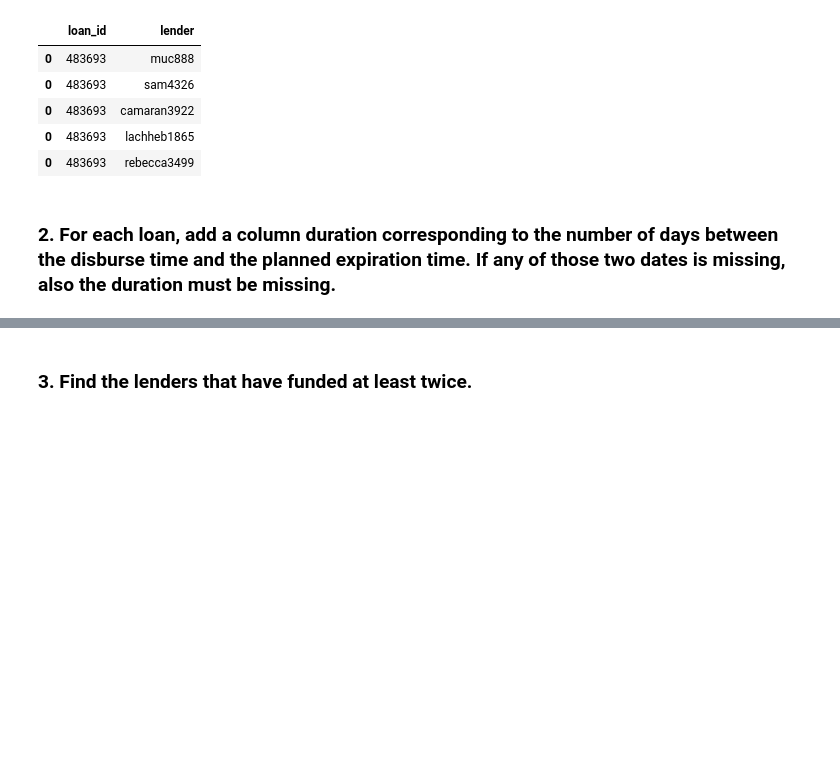
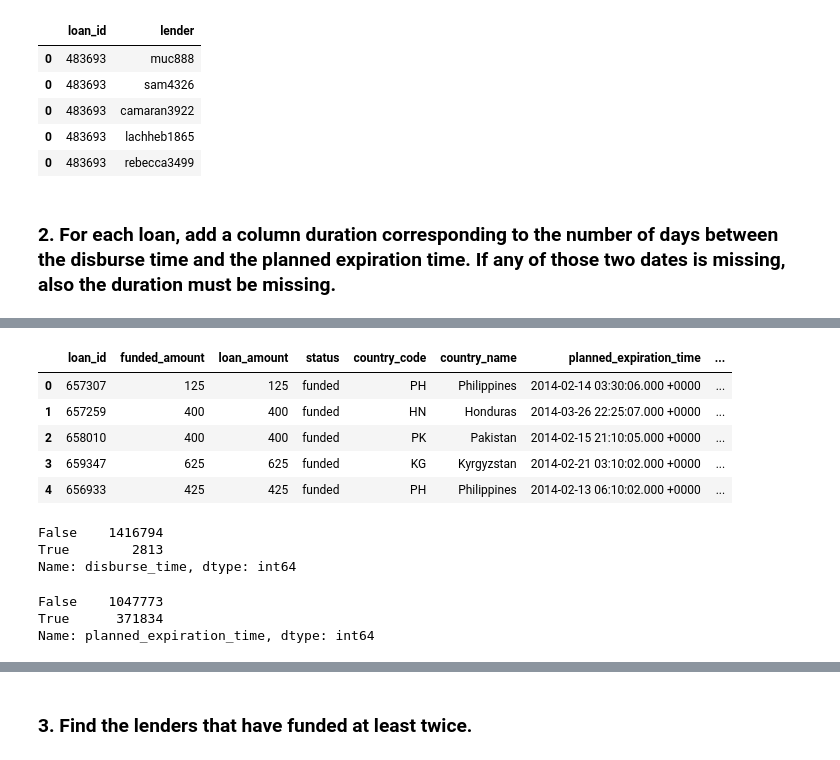
Before and after one commit to EmanueleArtioli/kiva-crowdfunding, a Jupyter notebook: kiva-notebook.ipynb, the cells around one changed output, grey strips where cells are left out. Saved outputs shown, nothing was run; the diff lists cells and outputs as text; code cells hidden in the pictures; blank space fills up the shorter version.

```diff
--- a/kiva-notebook.ipynb
+++ b/kiva-notebook.ipynb
@@ -43,7 +62,31 @@ loans = loans.drop(['loan_name', 'original_language', 'description', 'descriptio
+# %%
+loans = pd.read_csv('additional-kiva-snapshot/loans.csv',
+                    usecols=['loan_id', 'funded_amount', 'loan_amount', 'status', 'country_code', 'country_name',
+                             'planned_expiration_time', 'disburse_time', 'num_lenders_total', 'repayment_interval'],
+                    dtype={'loan_id': np.uint32, 'funded_amount': np.uint32, 'loan_amount': np.uint32,
+                           'status': 'category', 'country_code': 'category', 'country_name': 'category',
+                          'planned_expiration_time': 'str', 'disburse_time': 'str',
+                           'num_lenders_total': np.uint32, 'repayment_interval': 'category'})
+loans.head()
+# %% [output]
+|  | loan_id | funded_amount | loan_amount | status | country_code | country_name | planned_expiration_time | ... |
+| 0 | 657307 | 125 | 125 | funded | PH | Philippines | 2014-02-14 03:30:06.000 +0000 | ... |
+| 1 | 657259 | 400 | 400 | funded | HN | Honduras | 2014-03-26 22:25:07.000 +0000 | ... |
+| 2 | 658010 | 400 | 400 | funded | PK | Pakistan | 2014-02-15 21:10:05.000 +0000 | ... |
+| 3 | 659347 | 625 | 625 | funded | KG | Kyrgyzstan | 2014-02-21 03:10:02.000 +0000 | ... |
+| 4 | 656933 | 425 | 425 | funded | PH | Philippines | 2014-02-13 06:10:02.000 +0000 | ... |
 # %%
 loans['disburse_time'].isnull().value_counts()
+# %% [output]
+False    1416794
+True        2813
+Name: disburse_time, dtype: int64
 # %%
 loans['planned_expiration_time'].isnull().value_counts()
+# %% [output]
+False    1047773
+True      371834
+Name: planned_expiration_time, dtype: int64
 # %%
 loans['duration'] = (loans['planned_expiration_time'].astype('datetime64') - loans['disburse_time'].astype('datetime64'))
 loans.head()
```
Also changed, not shown: parts of 38 cells of this notebook.
